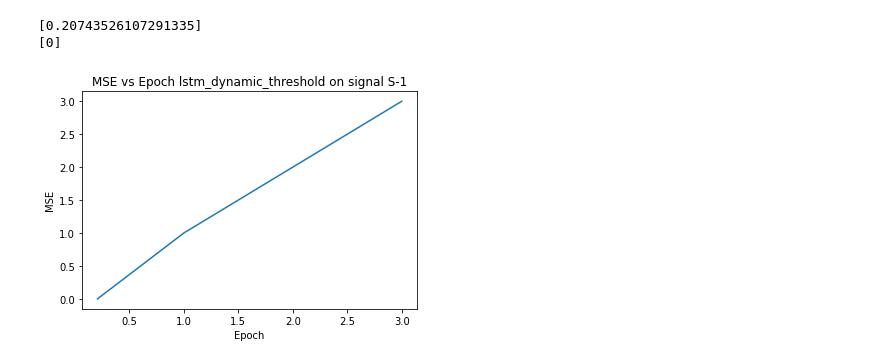
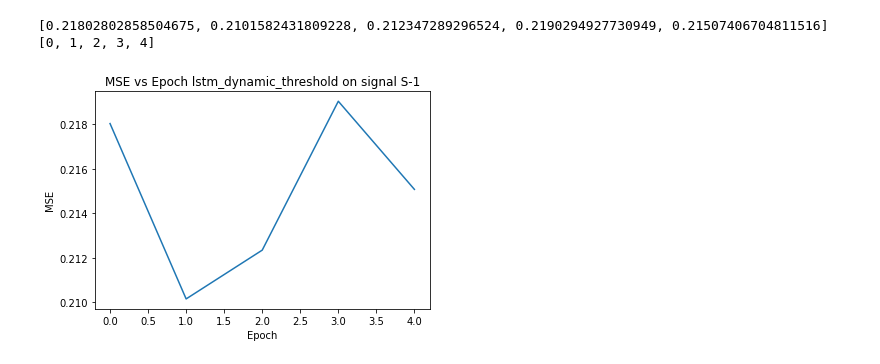
Before and after one commit to Hramir/orion-urop, a Jupyter notebook: Orion_Single_Epoch.ipynb, the cells around one changed output. Cells and saved outputs as stored; diff of their text form; code cells hidden in the pictures.

```diff
--- a/Orion_Single_Epoch.ipynb
+++ b/Orion_Single_Epoch.ipynb
@@ -74,15 +83,17 @@ def send_file_to_s3(file_path, file_name):
 def load_anomalies_from_s3():
     file_name = 'anomalies.csv'
     # Fetch S3 credentials from credentials file
-    access_key_id, secret_access_key = get_creds()
-    s3 = boto3.Session(
-        aws_access_key_id = access_key_id,
-        aws_secret_access_key = secret_access_key
-    ).resource('s3')
+    #     access_key_id, secret_access_key = get_creds()
+    #     s3 = boto3.Session(
+    #         aws_access_key_id = access_key_id,
+    #         aws_secret_access_key = secret_access_key
+    #     ).resource('s3')
 
-    file = s3.Object(BUCKET, file_name).get()['Body'].read()
+    #     file = s3.Object(BUCKET, file_name).get()['Body'].read()
 
-    return file
+    file_content = pd.read_csv(S3_URL + file_name, index_col=False)
+
+    return file_content
 
 
 def load_file_from_s3(s3_file_name):
@@ -92,9 +103,10 @@ def load_file_from_s3(s3_file_name):
 
     PREFIX_AFTER_EPOCH_STR = 8
     INDEX_BEFORE_EXT = -4
-    file_type = file_epoch_ending[PREFIX_AFTER_EPOCH_STR:INDEX_BEFORE_EXT]
+    #     file_type = file_epoch_ending[PREFIX_AFTER_EPOCH_STR:INDEX_BEFORE_EXT]
+    file_type = file_epoch_ending.split("_")[2]
 
-    if file_type == "anomalies" or file_type == "report":
+    if file_type == "anomalies.csv" or file_type == "report.csv":
         file_content = pd.read_csv(S3_URL + s3_file_name, index_col=False)
 
     else :
@@ -342,6 +383,6 @@ df = pd.DataFrame.from_dict(some_dict)
 # %%
 pipeline_name = 'lstm_dynamic_threshold'
 signal_name = 'S-1'
-num_epochs = 1
+num_epochs = 3
 orion = single_epoch_pipeline(num_epochs, pipeline_name, signal_name)
 # %% [output]
@@ -394,7 +486,7 @@ def load_reports_from_all_epochs(signal_name, pipeline_name, num_epochs, date_in
 
     return reports
 # %%
-reports = load_reports_from_all_epochs("S-1", "lstm_dynamic_threshold", 1, 1651096450)
+reports = load_reports_from_all_epochs("S-1", "lstm_dynamic_threshold", 1, 1652395983)
 # %%
 def get_mses_from_pipeline(signal_name, pipeline_name, num_epochs, date_index):
 
@@ -417,10 +509,11 @@ def plot_pipeline_mse_per_epoch(signal_name, pipeline_name, num_epochs, date_ind
     plt.title("MSE vs Epoch {pipeline_name} on signal {signal_name}".format(pipeline_name=pipeline_name, signal_name=signal_name))
     plt.xlabel("Epoch")
     plt.ylabel("MSE")
-    plt.plot(mses, epochs)
+    plt.plot(epochs, mses)
+    plt.savefig("MSE_vs_Epoch_{pipeline_name}_{signal_name}_{num_epochs}".format(pipeline_name=pipeline_name, signal_name=signal_name, num_epochs=num_epochs))
 # %%
-plot_pipeline_mse_per_epoch("S-1", "lstm_dynamic_threshold", 1, 1651096450)
+plot_pipeline_mse_per_epoch("S-1", "lstm_dynamic_threshold", 5, 1652395983)
 # %% [output]
-[0.20743526107291335]
-[0]
+[0.21802802858504675, 0.2101582431809228, 0.212347289296524, 0.2190294927730949, 0.21507406704811516]
+[0, 1, 2, 3, 4]
-[figure, old version]
+[figure, new version]
```
Also changed, not shown: parts of 14 cells of this notebook.
